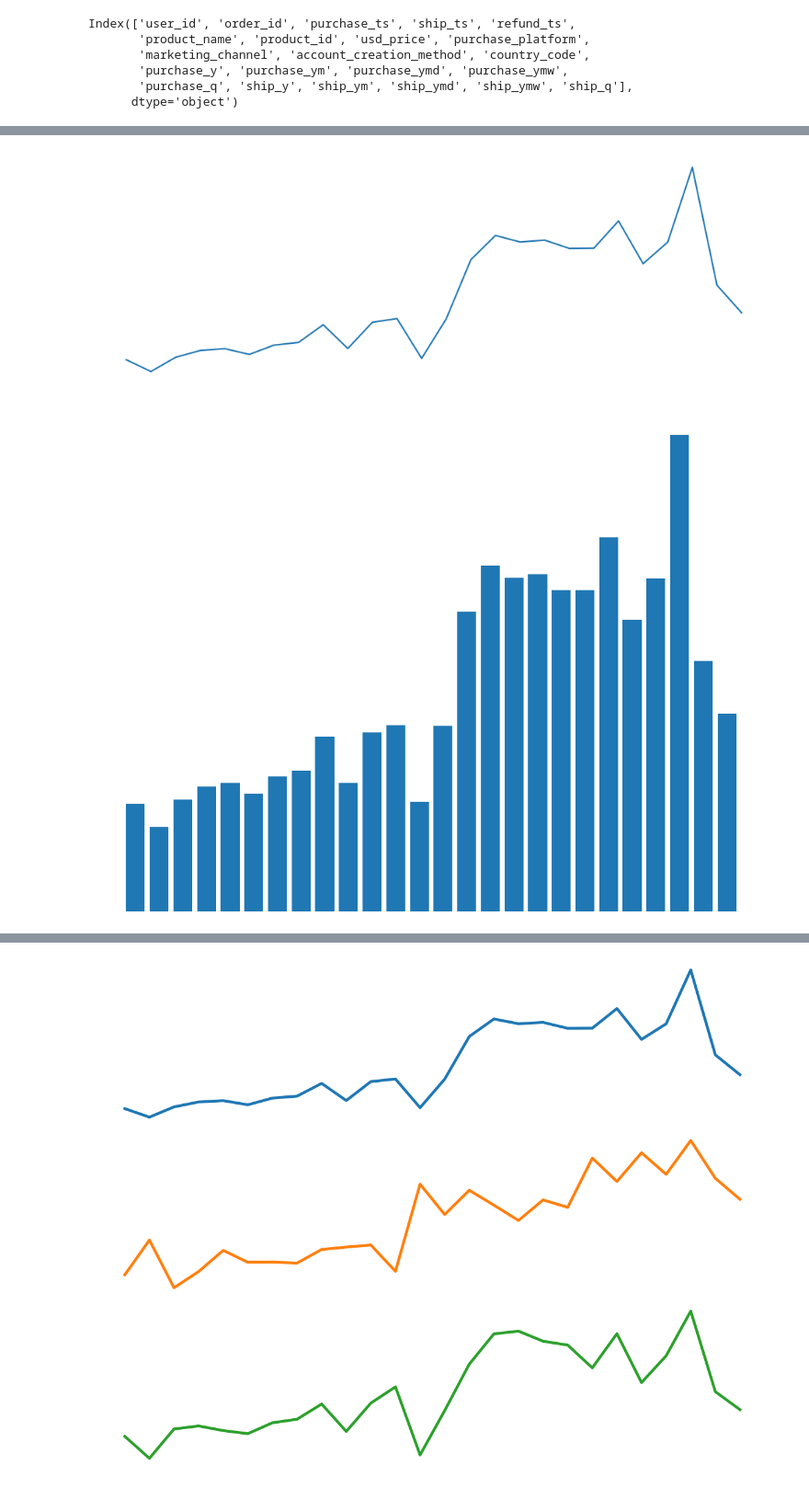
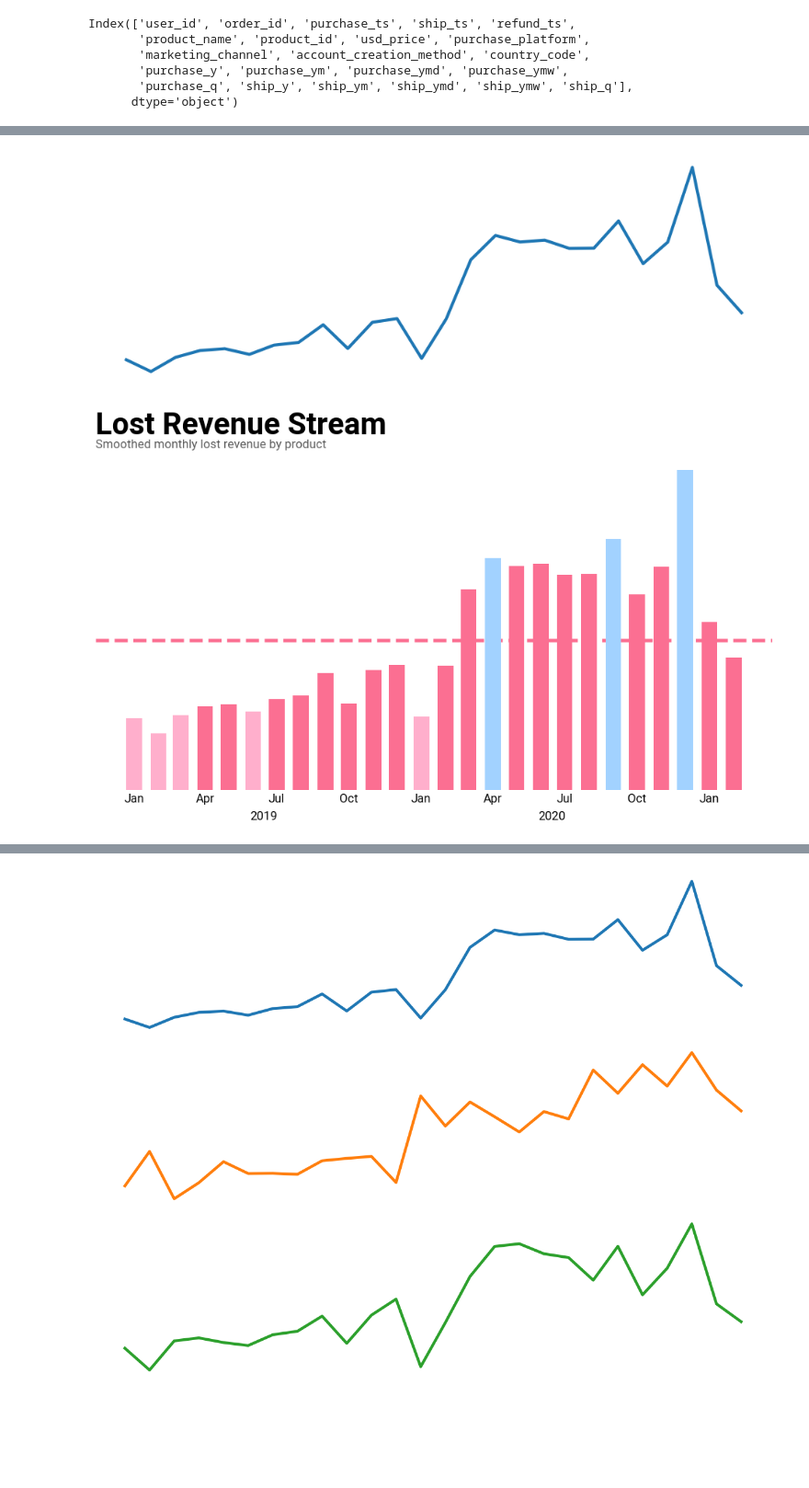
Before and after one commit to mjsluminarias/gamezone-ecommerce, a Jupyter notebook: code_queries/sales.ipynb, the cells around one changed output, grey strips where cells are left out. Shown at 92% size. Drawn from its saved outputs; the diff is of its cells as text; code cells hidden in the pictures; blank space fills up the shorter version.

```diff
--- a/code_queries/sales.ipynb
+++ b/code_queries/sales.ipynb
@@ -6,3 +8,9 @@ import matplotlib.pyplot as plt
+# %%
+plt.rcParams['font.sans-serif'] = 'Roboto'   # Specific font name
+plt.rcParams['font.size'] = 12              # Default text size in points
+plt.rcParams['font.style'] = 'normal'       # Options: normal, italic, oblique
+plt.rcParams['font.weight'] = 'normal'      # Options: normal, bold, etc.
+plt.rcParams["lines.linewidth"] = 3.0  # Set global default line width
 # %%
 df = pd.read_csv("../datasets/sales_data_cln.csv").copy()
 # %%
@@ -23,4 +30,10 @@ co = df[df["refund_ts"].isna()]
 rev_data_ym = co.groupby("purchase_ym").agg(total_revenue=("usd_price", "sum"), total_orders = ("order_id", "count")).reset_index()
+# %%
+rev_data_ym["purchase_ym"] = pd.to_datetime(rev_data_ym["purchase_ym"], format="%Y-%m")
 # %%
 rev_data_ym["ym_aov"] = (rev_data_ym["total_revenue"] / rev_data_ym["total_orders"]).round(2)
-rev_data_ym
+lowest_rev = rev_data_ym["total_revenue"].min()
+highest_rev = rev_data_ym["total_revenue"].max()
+
+low_rev = rev_data_ym.nsmallest(5, columns='total_revenue')
+high_rev = rev_data_ym.nlargest(3, columns='total_revenue')
@@ -63,30 +58,82 @@ ax.axes.yaxis.set_ticklabels([])
 # ax.set_title("GROSS MARGIN PER MONTH")
 plt.show()
 # %% [output]
-[figure, old version]
+[figure, new version]
 # %%
-fig, ax = plt.subplots(figsize=(12, 9))
+fig, ax = plt.subplots(figsize=(12, 6))
 
 # ax.bar(rev_data_ym["order_year_month"], rev_data_ym["total_net_revenue"], label='Product A', color='#4dabf7')
 
-ax.bar(rev_data_ym["purchase_ym"], rev_data_ym["total_revenue"])
+
+ax.bar(rev_data_ym["purchase_ym"], rev_data_ym["total_revenue"], width = 20, color = "#fb6f92")
+ax.bar(low_rev["purchase_ym"], low_rev["total_revenue"], width = 20, color = "#ffafcc")
+ax.bar(high_rev["purchase_ym"], high_rev["total_revenue"], width = 20, color = "#a2d2ff")
+ax.axhline(y=rev_data_ym["total_revenue"].mean(), color="#fb6f92", linestyle='--', linewidth=3.5, zorder=0)
+
 
 ax.spines["top"].set_visible(False)
 ax.spines["right"].set_visible(False)
 ax.spines["left"].set_visible(False)
 ax.spines["bottom"].set_visible(False)
-ax.axes.get_xaxis().set_visible(False)
+# ax.axes.get_xaxis().set_visible(False)
 ax.axes.get_yaxis().set_visible(False)
 # ax.xaxis.set_major_locator(ticker.MaxNLocator(nbins=5))
-ax.axes.xaxis.set_ticklabels([])
+# ax.axes.xaxis.set_ticklabels([])
 ax.axes.yaxis.set_ticklabels([])
 
-# ax.set_title("GROSS MARGIN PER MONTH")
+
+
+
+#####
+ax.xaxis.set_minor_locator(mdates.MonthLocator(bymonth=[1, 4, 7, 10]))
+ax.xaxis.set_minor_formatter(mdates.DateFormatter("%b"))
+
+# years (major ticks), placed mid-year so they don't collide with Jan/Jul
+ax.xaxis.set_major_locator(mdates.YearLocator(month=6, day=15))
+ax.xaxis.set_major_formatter(mdates.DateFormatter("%Y"))
+
+ax.tick_params(axis="x", which="major", pad=20, length=0)
+ax.tick_params(axis="x", which="minor", pad=3, length=0)
+
+####
+
+# Title
+ax.set_title(
+    "Lost Revenue Stream",
+    fontsize=30,
+    fontweight="bold",
+    loc="left",
+    pad=20
+)
+
+# Subtitle
+ax.text(
+    0,
+    1.02,
+    "Smoothed monthly lost revenue by product",
+    transform=ax.transAxes,
+    fontsize=12,
+    alpha=0.65
+)
+
+
+# Annotations
+plt.annotate(
+    "$400k",
+    xy=(23, 390000),          # Arrow tip points here
+    xytext=(18.5, 410000),     # Text box goes here
+    arrowprops=dict(
+        facecolor='black', # Arrow color
+        arrowstyle='->',   # Simple arrow style (e.g., '->', '<->', 'wedge')
+        lw=2            # Line width
+    )
+)
+
 plt.savefig("../figures/executive_summary/executive_summary.png", transparent=True, dpi=300)
 
 plt.show()
 # %% [output]
-[figure, old version]
+[figure, new version]
 # %%
 fig, ax = plt.subplots(figsize=(12, 4))
 
```
Also changed, not shown: parts of 5 cells of this notebook, 9 other files.
